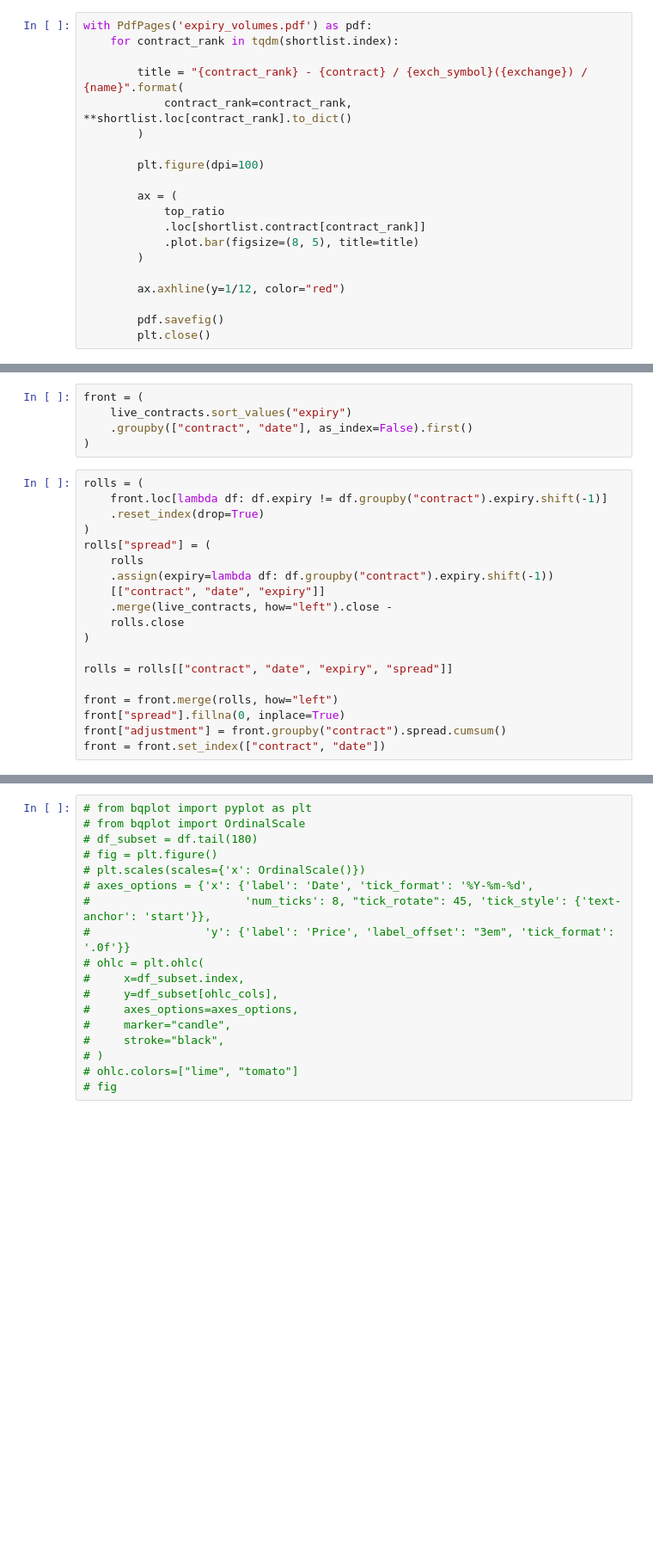
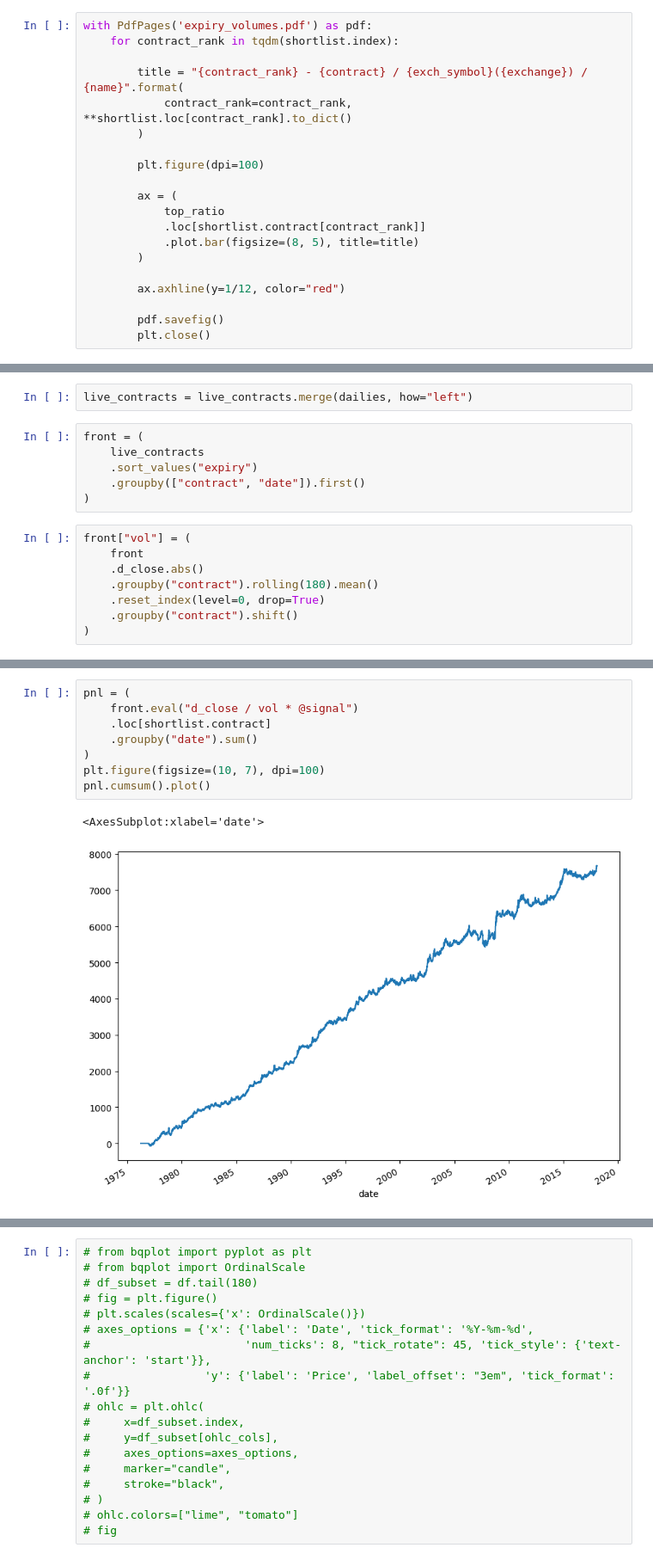
Before and after one commit to chiaolun/trend_following, a Jupyter notebook: analysis.ipynb, the cells around one changed output, grey strips where cells are left out. Shown: that part at 86% size. Drawn from its saved outputs; the diff is of its cells as text; blank space fills up the shorter version.

```diff
--- a/analysis.ipynb
+++ b/analysis.ipynb
@@ -191,27 +216,19 @@ for contract, mult in [("SXE", 1/10), ("CU", 10), ("JY", 10), ("CD", 10)]:
+# %%
+live_contracts = live_contracts.merge(dailies, how="left")
 # %%
 front = (
-    live_contracts.sort_values("expiry")
-    .groupby(["contract", "date"], as_index=False).first()
+    live_contracts
+    .sort_values("expiry")
+    .groupby(["contract", "date"]).first()
 )
-# %%
-rolls = (
-    front.loc[lambda df: df.expiry != df.groupby("contract").expiry.shift(-1)]
-    .reset_index(drop=True)
-)
-rolls["spread"] = (
-    rolls
-    .assign(expiry=lambda df: df.groupby("contract").expiry.shift(-1))
-    [["contract", "date", "expiry"]]
-    .merge(live_contracts, how="left").close -
-    rolls.close
-)
-
-rolls = rolls[["contract", "date", "expiry", "spread"]]
-
-front = front.merge(rolls, how="left")
-front["spread"].fillna(0, inplace=True)
-front["adjustment"] = front.groupby("contract").spread.cumsum()
-front = front.set_index(["contract", "date"])
+# %%
+front["vol"] = (
+    front
+    .d_close.abs()
+    .groupby("contract").rolling(180).mean()
+    .reset_index(level=0, drop=True)
+    .groupby("contract").shift()
+)
 # %%
 with PdfPages('prices.pdf') as pdf:
     for contract in tqdm(shortlist.itertuples(), total=len(shortlist)):
@@ -231,0 +261,11 @@ with PdfPages('prices.pdf') as pdf:
+# %%
+pnl = (
+    front.eval("d_close / vol * @signal")
+    .loc[shortlist.contract]
+    .groupby("date").sum()
+)
+plt.figure(figsize=(10, 7), dpi=100)
+pnl.cumsum().plot()
+# %% [output]
+<AxesSubplot:xlabel='date'>
+[figure, added]
```
Also changed, not shown: parts of 24 cells of this notebook, 2 other files.
